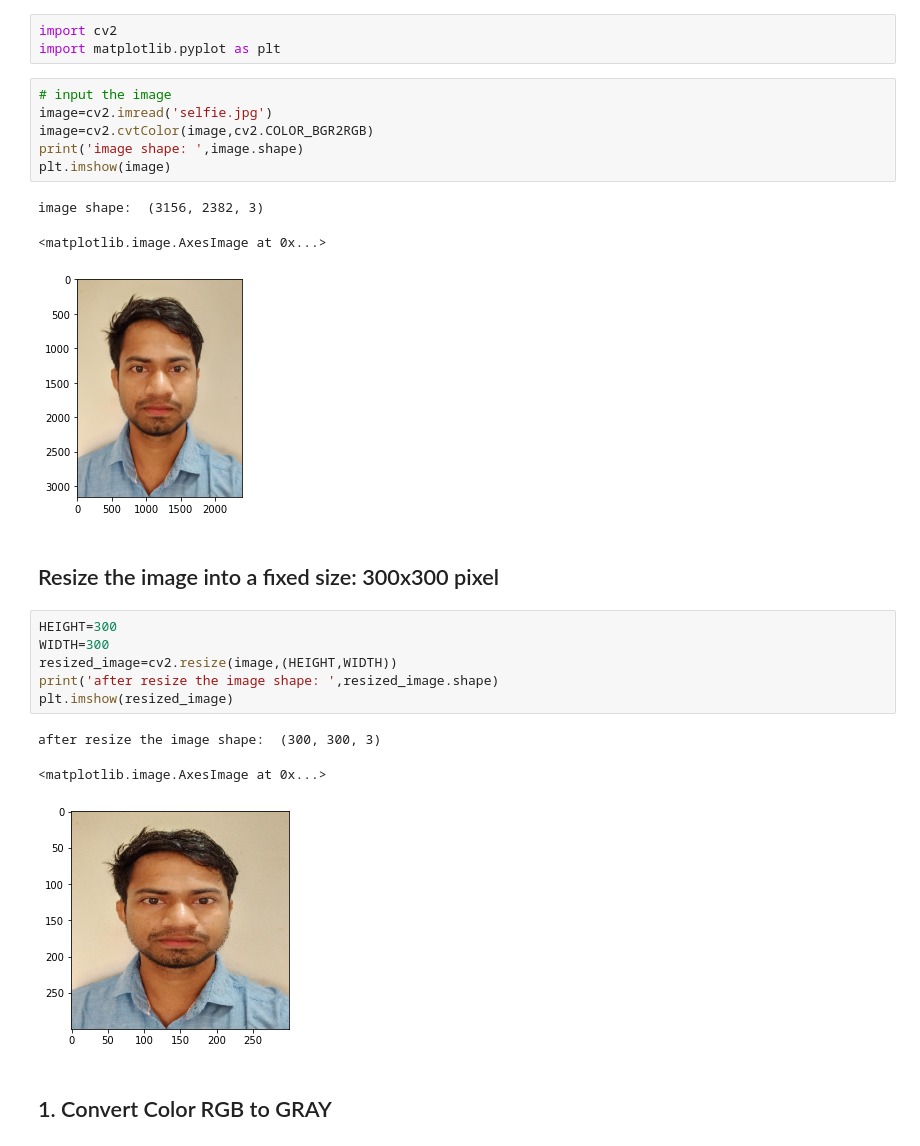
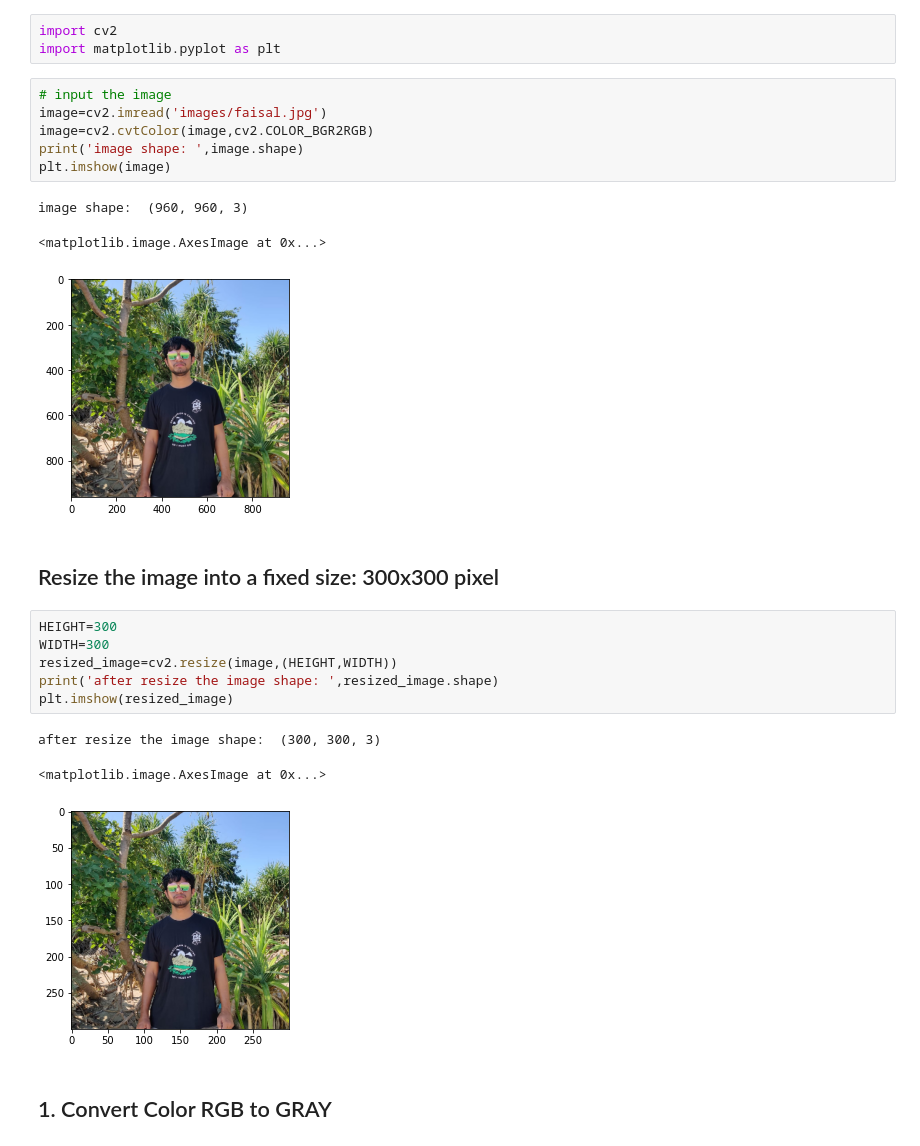
Before and after one commit to FaisalAhmedBijoy/Computer-Vision-Series, a Jupyter notebook: image_color_transformation/color_transformation.ipynb, the cells around one changed output. Saved outputs shown, nothing was run; the diff lists cells and outputs as text.

Commit message:
image color transformation RGB to other domain

```diff
--- a/image_color_transformation/color_transformation.ipynb
+++ b/image_color_transformation/color_transformation.ipynb
@@ -5,14 +5,14 @@ import cv2
 import matplotlib.pyplot as plt
 # %%
 # input the image
-image=cv2.imread('selfie.jpg')
+image=cv2.imread('images/faisal.jpg')
 image=cv2.cvtColor(image,cv2.COLOR_BGR2RGB)
 print('image shape: ',image.shape)
 plt.imshow(image)
 # %% [output]
-image shape:  (3156, 2382, 3)
+image shape:  (960, 960, 3)
 <matplotlib.image.AxesImage at 0x...>
-[figure, old version]
+[figure, new version]
 # %% [markdown]
 ## Resize the image into a fixed size: 300x300 pixel
 # %%
@@ -24,7 +24,7 @@ plt.imshow(resized_image)
 # %% [output]
 after resize the image shape:  (300, 300, 3)
 <matplotlib.image.AxesImage at 0x...>
-[figure, old version]
+[figure, new version]
 # %% [markdown]
 ## 1. Convert Color RGB to GRAY
 # %%
```
Also changed, not shown: parts of 12 cells of this notebook, 2 other files.
